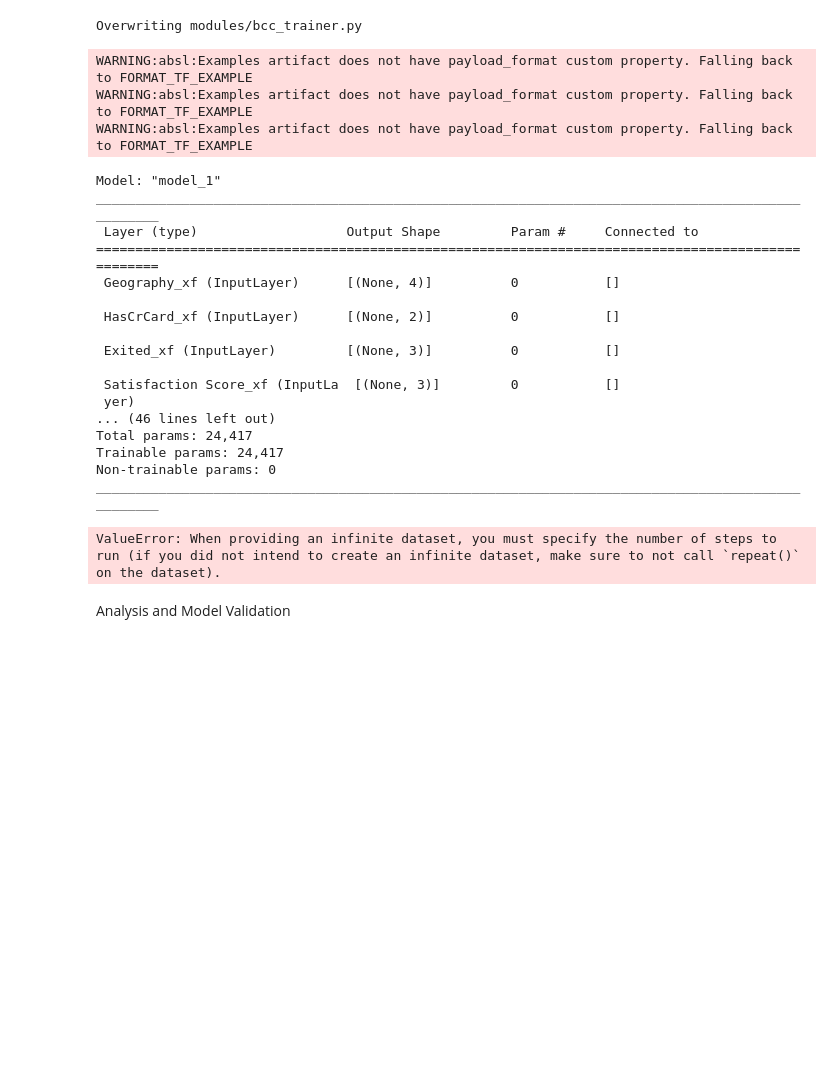
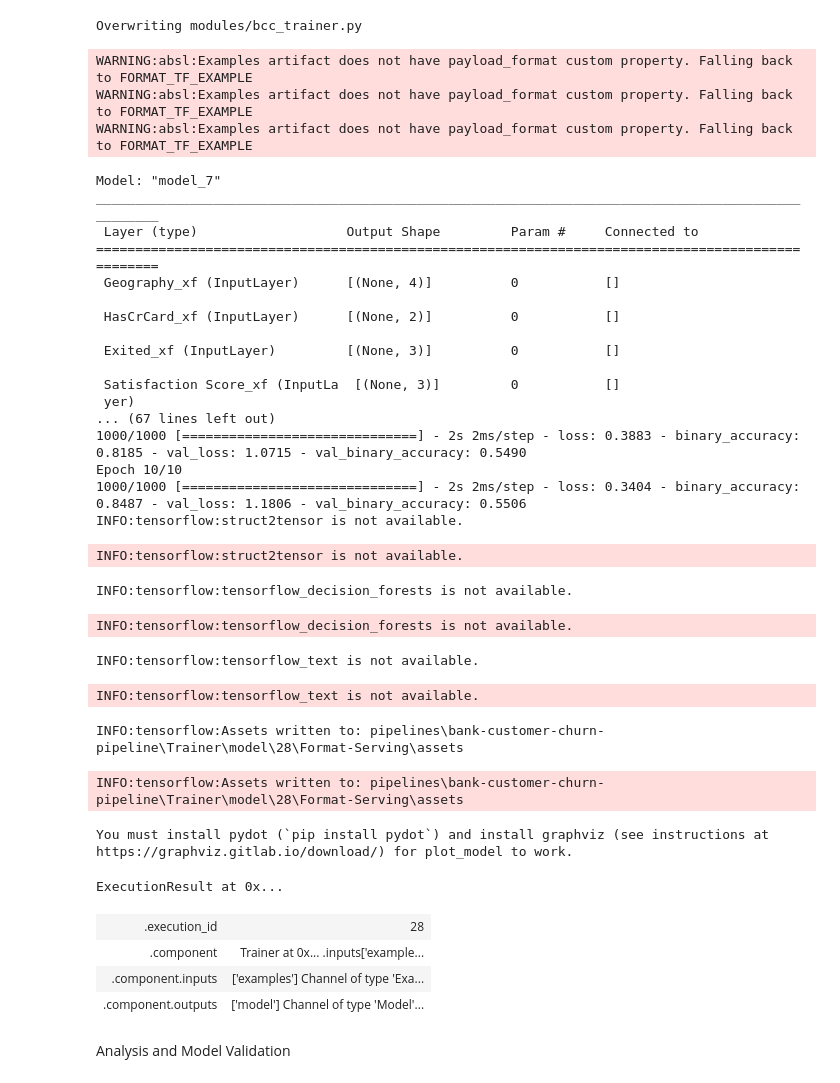
Before and after one commit to nikofebrianur/Bank-Customer-Churn-Prediction, a Jupyter notebook: notebook.ipynb, the cells around one changed output. Cells and saved outputs as stored; diff of their text form; code cells hidden in the pictures; blank space fills up the shorter version.

Commit message:
add trainer, analysis, tuner

```diff
--- a/notebook.ipynb
+++ b/notebook.ipynb
@@ -531,36 +535,55 @@ Overwriting modules/bcc_trainer.py
 # %%
 from tfx.proto import trainer_pb2
 
 trainer  = Trainer(
     module_file=os.path.abspath(TRAINER_MODULE_FILE),
     examples = transform.outputs['transformed_examples'],
     transform_graph=transform.outputs['transform_graph'],
     schema=schema_gen.outputs['schema'],
-    train_args=trainer_pb2.TrainArgs(splits=['train']),
-    eval_args=trainer_pb2.EvalArgs(splits=['eval'])
+    train_args=trainer_pb2.TrainArgs(
+        splits=['train'],
+        num_steps=1000
+    ),
+    eval_args=trainer_pb2.EvalArgs(
+        splits=['eval'],
+        num_steps=1000
+    )
 )
+
 interactive_context.run(trainer)
 # %% [output]
 WARNING:absl:Examples artifact does not have payload_format custom property. Falling back to FORMAT_TF_EXAMPLE
 WARNING:absl:Examples artifact does not have payload_format custom property. Falling back to FORMAT_TF_EXAMPLE
 WARNING:absl:Examples artifact does not have payload_format custom property. Falling back to FORMAT_TF_EXAMPLE
-Model: "model_1"
+Model: "model_7"
 __________________________________________________________________________________________________
  Layer (type)                   Output Shape         Param #     Connected to
 ==================================================================================================
  Geography_xf (InputLayer)      [(None, 4)]          0           []
 
  HasCrCard_xf (InputLayer)      [(None, 2)]          0           []
 
  Exited_xf (InputLayer)         [(None, 3)]          0           []
 
  Satisfaction Score_xf (InputLa  [(None, 3)]         0           []
  yer)
-... (46 lines left out)
-Total params: 24,417
-Trainable params: 24,417
-Non-trainable params: 0
-__________________________________________________________________________________________________
+... (67 lines left out)
+1000/1000 [==============================] - 2s 2ms/step - loss: 0.3883 - binary_accuracy: 0.8185 - val_loss: 1.0715 - val_binary_accuracy: 0.5490
+Epoch 10/10
+1000/1000 [==============================] - 2s 2ms/step - loss: 0.3404 - binary_accuracy: 0.8487 - val_loss: 1.1806 - val_binary_accuracy: 0.5506
+INFO:tensorflow:struct2tensor is not available.
-ValueError: When providing an infinite dataset, you must specify the number of steps to run (if you did not intend to create an infinite dataset, make sure to not call `repeat()` on the dataset).
+INFO:tensorflow:struct2tensor is not available.
+INFO:tensorflow:tensorflow_decision_forests is not available.
+INFO:tensorflow:tensorflow_decision_forests is not available.
+INFO:tensorflow:tensorflow_text is not available.
+INFO:tensorflow:tensorflow_text is not available.
+INFO:tensorflow:Assets written to: pipelines\bank-customer-churn-pipeline\Trainer\model\28\Format-Serving\assets
+INFO:tensorflow:Assets written to: pipelines\bank-customer-churn-pipeline\Trainer\model\28\Format-Serving\assets
+You must install pydot (`pip install pydot`) and install graphviz (see instructions at https://graphviz.gitlab.io/download/) for plot_model to work.
+ExecutionResult at 0x...
+| .execution_id | 28 |
+| .component | Trainer at 0x... .inputs['example... |
+| .component.inputs | ['examples'] Channel of type 'Exa... |
+| .component.outputs | ['model'] Channel of type 'Model'... |
 # %% [markdown]
 Analysis and Model Validation
```
Also changed, not shown: parts of 16 cells of this notebook.
